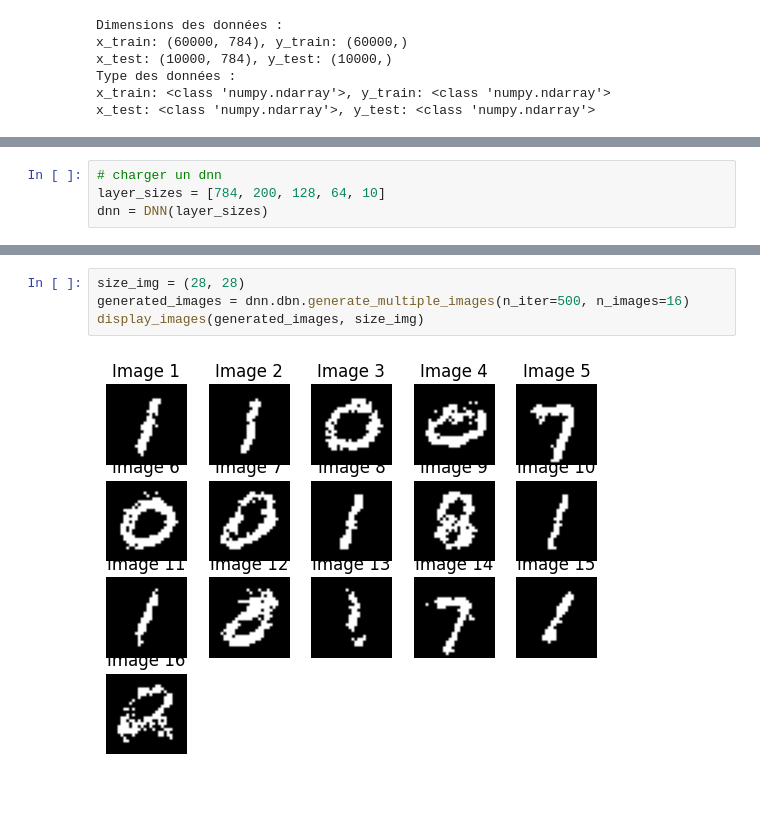
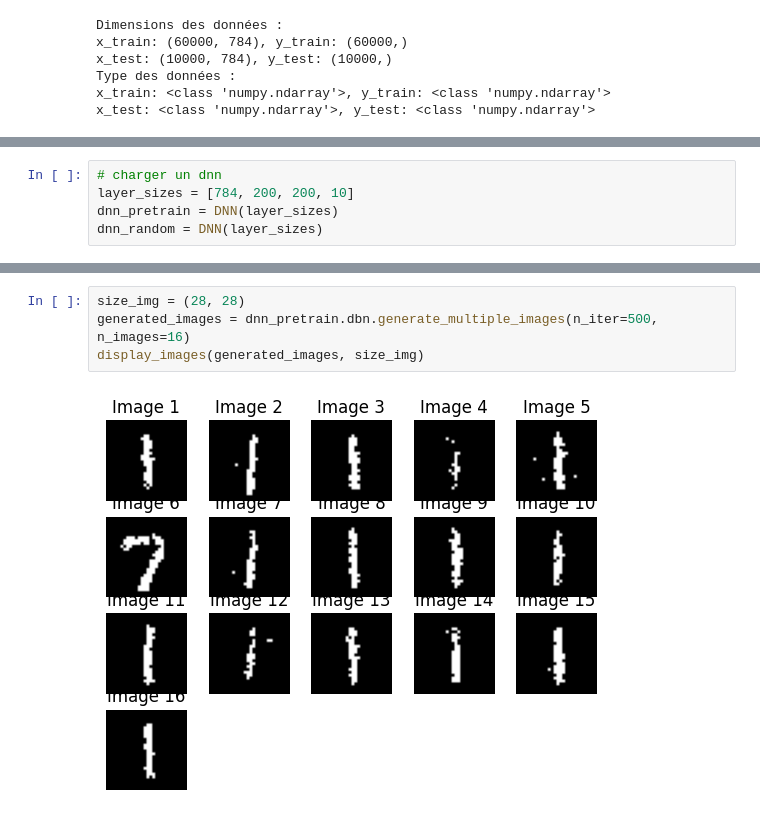
Before and after one commit to NeoSummit/deeplearning, a Jupyter notebook: code.ipynb, the cells around one changed output, grey strips where cells are left out. Cells and saved outputs as stored; diff of their text form.

```diff
--- a/code.ipynb
+++ b/code.ipynb
@@ -112,5 +121,6 @@ x_test: <class 'numpy.ndarray'>, y_test: <class 'numpy.ndarray'>
 # %%
 # charger un dnn
-layer_sizes = [784, 200, 128, 64, 10]
-dnn = DNN(layer_sizes)
+layer_sizes = [784, 200, 200, 10]
+dnn_pretrain = DNN(layer_sizes)
+dnn_random = DNN(layer_sizes)
 # %%
@@ -141,7 +154,7 @@ epoch 5/5 - Perte moyenne : 0.021112138856129416
 # %%
 size_img = (28, 28)
-generated_images = dnn.dbn.generate_multiple_images(n_iter=500, n_images=16)
+generated_images = dnn_pretrain.dbn.generate_multiple_images(n_iter=500, n_images=16)
 display_images(generated_images, size_img)
 # %% [output]
-[figure, old version]
+[figure, new version]
 # %%
```
Also changed, not shown: parts of 16 cells of this notebook, 1 other file.
